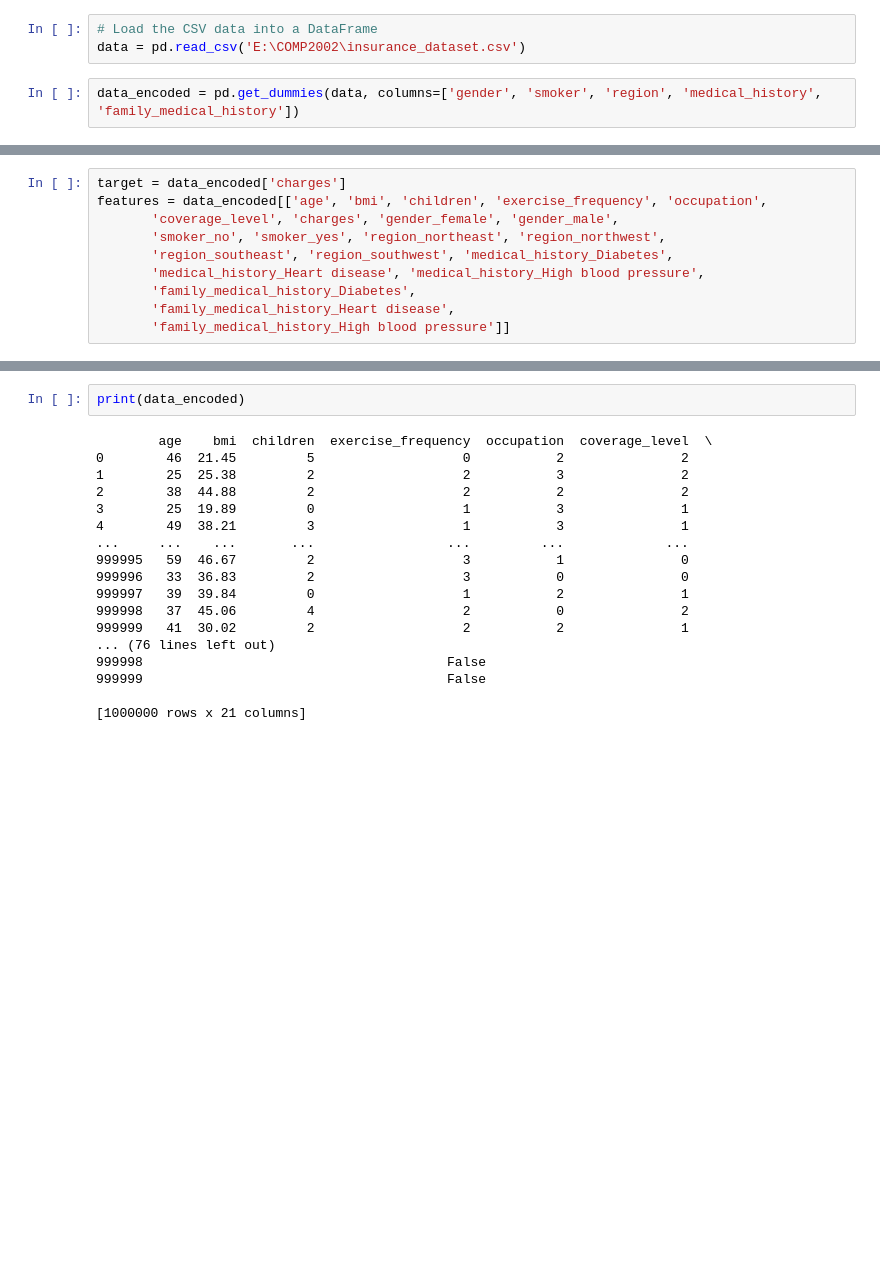
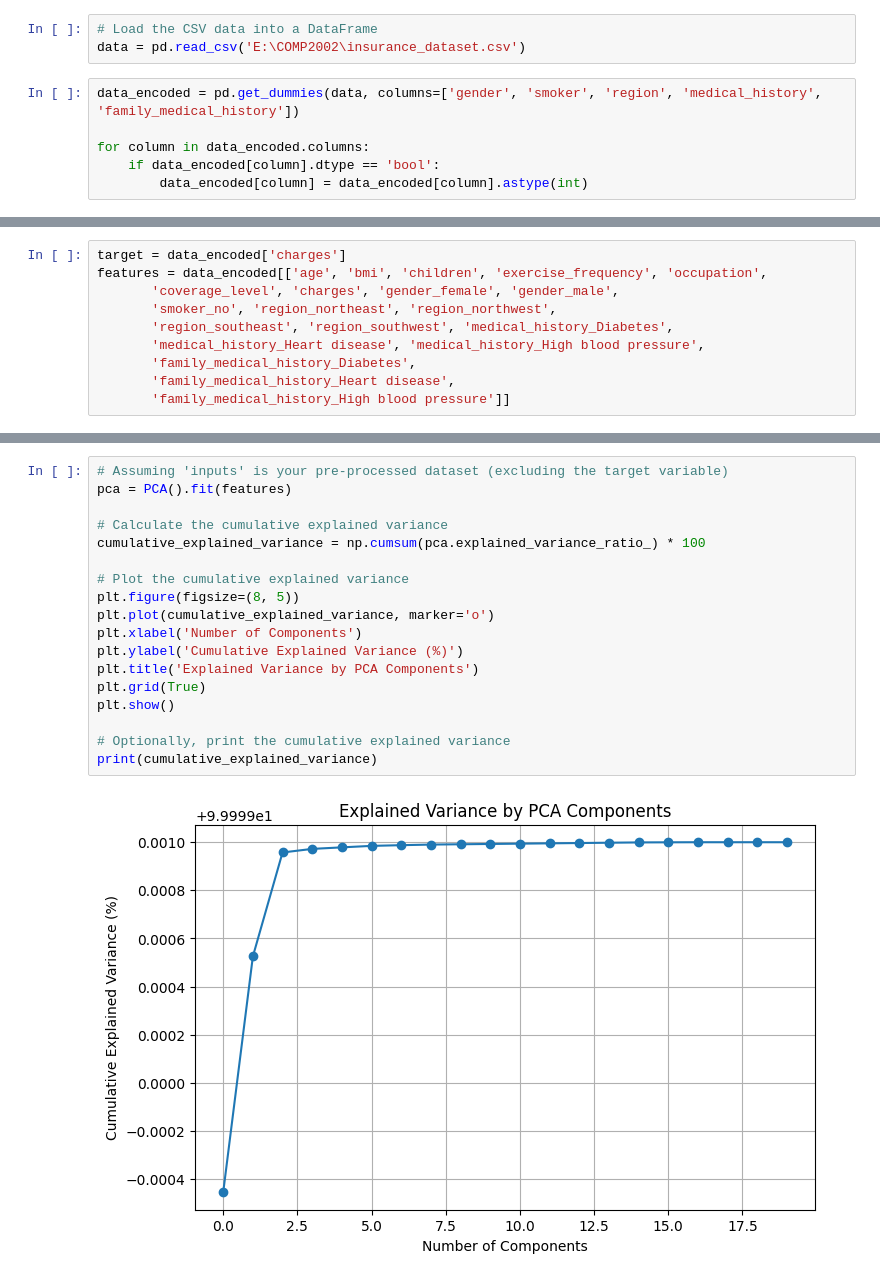
Before and after one commit to foodman420/COMP2002---Assignment, a Jupyter notebook: Assessment 2/Part 1 Machine Learning.ipynb, the cells around one changed output, grey strips where cells are left out. Cells and saved outputs as stored; diff of their text form; blank space fills up the shorter version.

```diff
--- a/Assessment 2/Part 1 Machine Learning.ipynb
+++ b/Assessment 2/Part 1 Machine Learning.ipynb
@@ -9,6 +30,10 @@ from sklearn.model_selection import train_test_split
 data = pd.read_csv('E:\COMP2002\insurance_dataset.csv')
 # %%
 data_encoded = pd.get_dummies(data, columns=['gender', 'smoker', 'region', 'medical_history', 'family_medical_history'])
+
+for column in data_encoded.columns:
+    if data_encoded[column].dtype == 'bool':
+        data_encoded[column] = data_encoded[column].astype(int)
 # %%
 # Define the mapping for each column based on the given order.
 ordinal_mappings = {
@@ -26,7 +50,7 @@ for column, mapping in ordinal_mappings.items():
 target = data_encoded['charges']
 features = data_encoded[['age', 'bmi', 'children', 'exercise_frequency', 'occupation',
        'coverage_level', 'charges', 'gender_female', 'gender_male',
-       'smoker_no', 'smoker_yes', 'region_northeast', 'region_northwest',
+       'smoker_no', 'region_northeast', 'region_northwest',
        'region_southeast', 'region_southwest', 'medical_history_Diabetes',
        'medical_history_Heart disease', 'medical_history_High blood pressure',
        'family_medical_history_Diabetes',
@@ -38,20 +82,20 @@ X_train, X_test, y_train, y_test = train_test_split(features, data, test_size=0.
-# %%
-print(data_encoded)
-# %% [output]
-        age    bmi  children  exercise_frequency  occupation  coverage_level  \
-0        46  21.45         5                   0           2               2
-1        25  25.38         2                   2           3               2
-2        38  44.88         2                   2           2               2
-3        25  19.89         0                   1           3               1
-4        49  38.21         3                   1           3               1
-...     ...    ...       ...                 ...         ...             ...
-999995   59  46.67         2                   3           1               0
-999996   33  36.83         2                   3           0               0
-999997   39  39.84         0                   1           2               1
-999998   37  45.06         4                   2           0               2
-999999   41  30.02         2                   2           2               1
-... (76 lines left out)
-999998                                       False
-999999                                       False
-
-[1000000 rows x 21 columns]
+# %%
+# Assuming 'inputs' is your pre-processed dataset (excluding the target variable)
+pca = PCA().fit(features)
+
+# Calculate the cumulative explained variance
+cumulative_explained_variance = np.cumsum(pca.explained_variance_ratio_) * 100
+
+# Plot the cumulative explained variance
+plt.figure(figsize=(8, 5))
+plt.plot(cumulative_explained_variance, marker='o')
+plt.xlabel('Number of Components')
+plt.ylabel('Cumulative Explained Variance (%)')
+plt.title('Explained Variance by PCA Components')
+plt.grid(True)
+plt.show()
+
+# Optionally, print the cumulative explained variance
+print(cumulative_explained_variance)
+# %% [output]
+[figure, added]
```
Also changed, not shown: parts of 7 cells of this notebook.
